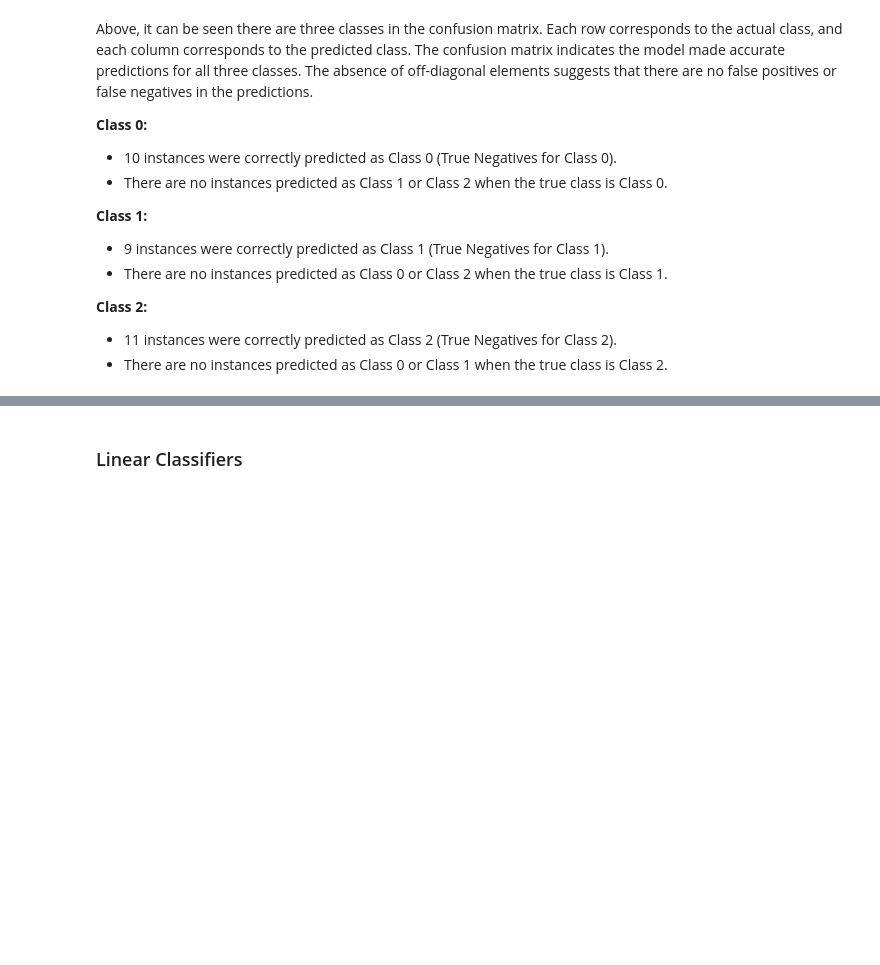
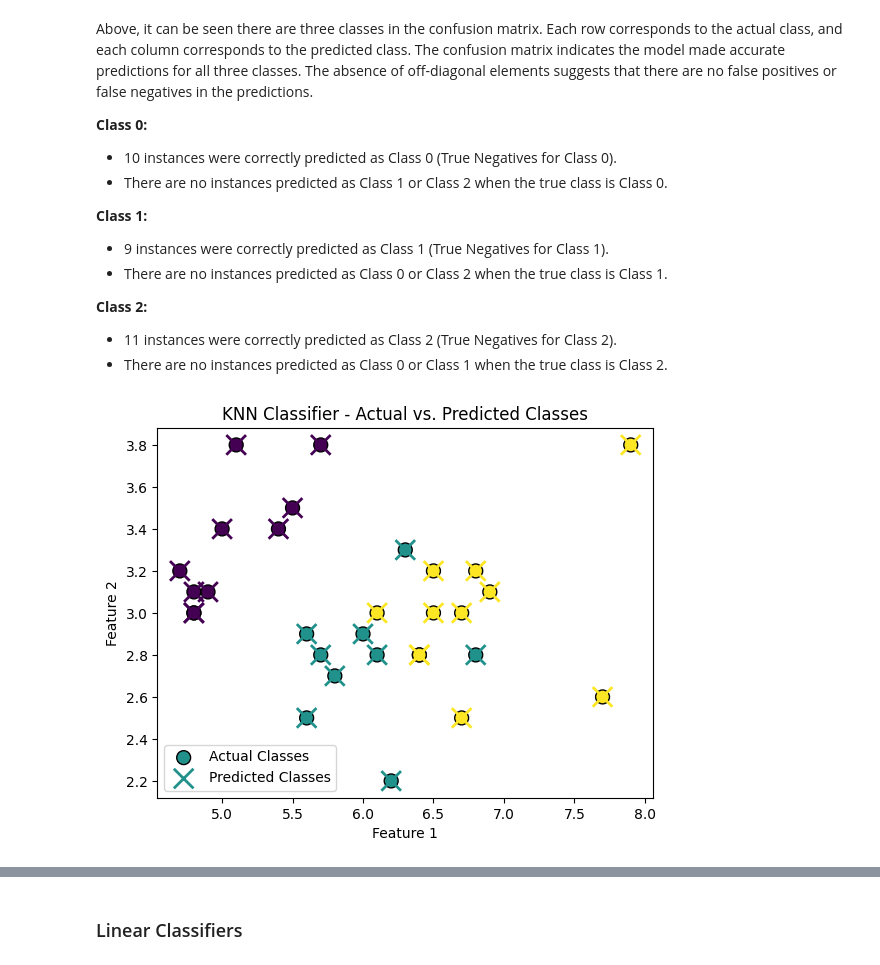
Before and after one commit to claretubs/machine-learning-and-statistics, a Jupyter notebook: project.ipynb, the cells around one changed output, grey strips where cells are left out. Drawn from its saved outputs; the diff is of its cells as text; code cells hidden in the pictures; blank space fills up the shorter version.

Commit message:
Visual of KNN

```diff
--- a/project.ipynb
+++ b/project.ipynb
@@ -102,3 +102,19 @@ Above, it can be seen there are three classes in the confusion matrix. Each row
 **Class 2:**
 - 11 instances were correctly predicted as Class 2 (True Negatives for Class 2).
 - There are no instances predicted as Class 0 or Class 1 when the true class is Class 2.
+# %%
+# Visualize the decision boundary for two features (assuming only two features for simplicity)
+feature1 = 0  # Index of the first feature
+feature2 = 1  # Index of the second feature
+
+# Visualize the results with a scatter plot
+plt.scatter(X_test[:, feature1], X_test[:, feature2], c=y_test, cmap='viridis', marker='o', edgecolor='k', s=100, label='Actual Classes')
+plt.scatter(X_test[:, feature1], X_test[:, feature2], c=y_pred, cmap='viridis', marker='x', s=200, linewidth=2, label='Predicted Classes')
+
+plt.xlabel(f'Feature {feature1 + 1}')
+plt.ylabel(f'Feature {feature2 + 1}')
+plt.title('KNN Classifier - Actual vs. Predicted Classes')
+plt.legend()
+plt.show()
+# %% [output]
+[figure, added]
```
Also changed, not shown: parts of 1 cell of this notebook.
